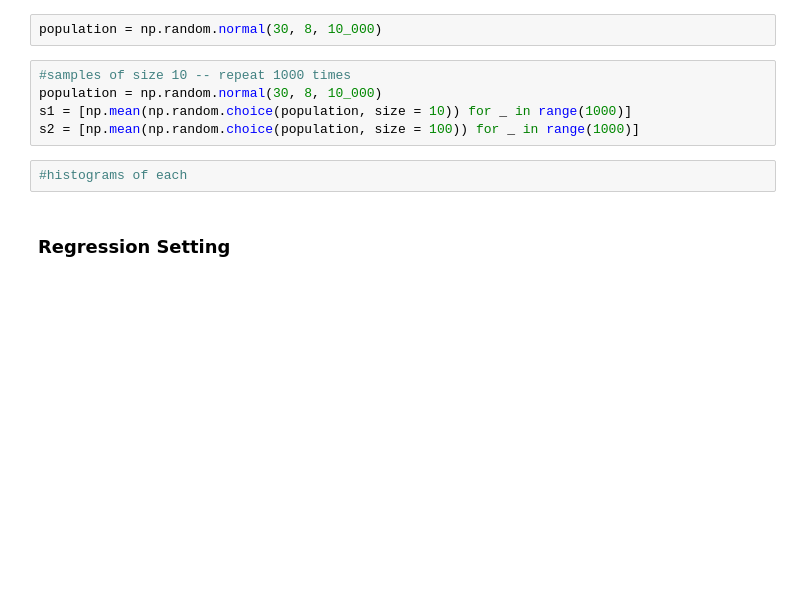
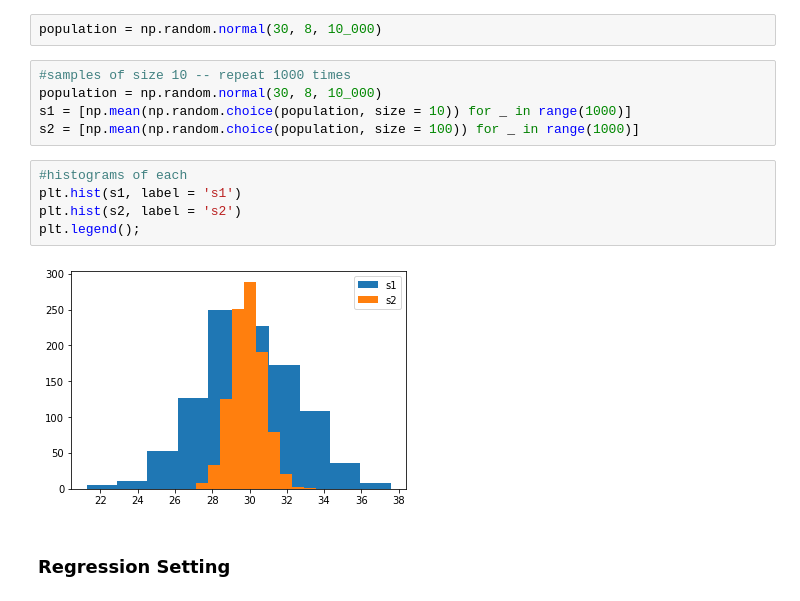
Before and after one commit to jfkoehler/DAT-02-14, a Jupyter notebook: ClassMaterial/Unit2/Class7/polynomial_bias.ipynb, the cells around one changed output. Drawn from its saved outputs; the diff is of its cells as text; blank space fills up the shorter version.

```diff
--- a/ClassMaterial/Unit2/Class7/polynomial_bias.ipynb
+++ b/ClassMaterial/Unit2/Class7/polynomial_bias.ipynb
@@ -26,8 +61,13 @@ population = np.random.normal(30, 8, 10_000)
 population = np.random.normal(30, 8, 10_000)
 s1 = [np.mean(np.random.choice(population, size = 10)) for _ in range(1000)]
 s2 = [np.mean(np.random.choice(population, size = 100)) for _ in range(1000)]
-# %%
-#histograms of each
+# %%
+#histograms of each
+plt.hist(s1, label = 's1')
+plt.hist(s2, label = 's2')
+plt.legend();
+# %% [output]
+[figure, added]
 # %% [markdown]
 ### Regression Setting
 # %%
```
Also changed, not shown: parts of 31 cells of this notebook, 2 other files.
